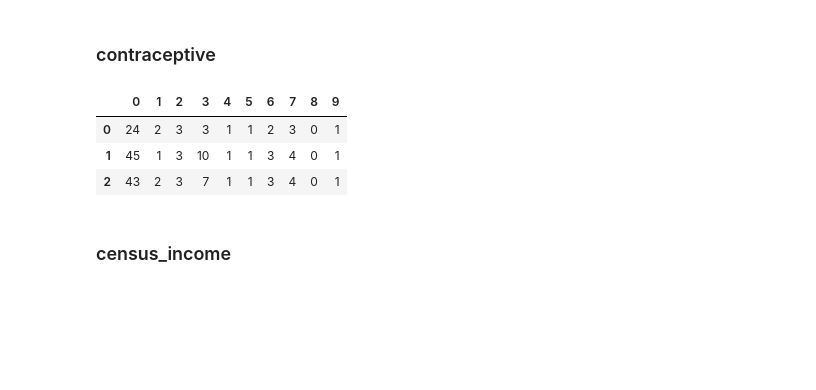
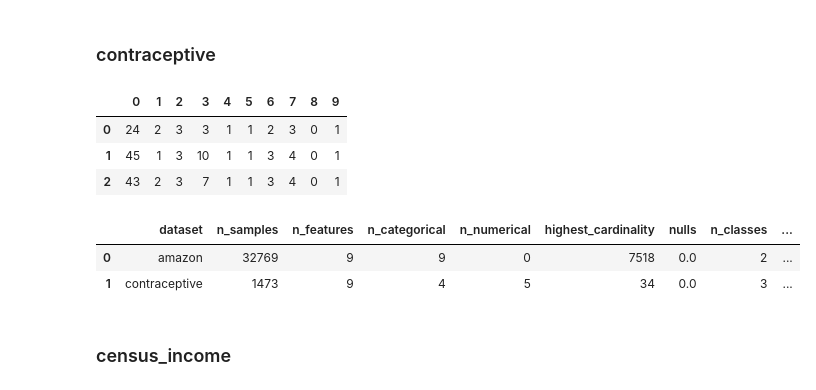
Before and after one commit to mohannishant6/MSc-Thesis, a Jupyter notebook: update_dict.ipynb, the cells around one changed output. Cells and saved outputs as stored; diff of their text form; code cells hidden in the pictures; blank space fills up the shorter version.

```diff
--- a/update_dict.ipynb
+++ b/update_dict.ipynb
@@ -194,6 +194,12 @@ y=df.iloc[:,-1]
 d=initialize_dict()
 df_meta=df_meta.append(update_dict(X,y),ignore_index=True)
 df_meta.iloc[-1,0]='contraceptive'
+# %%
+df_meta
+# %% [output]
+|  | dataset | n_samples | n_features | n_categorical | n_numerical | highest_cardinality | nulls | n_classes | ... |
+| 0 | amazon | 32769 | 9 | 9 | 0 | 7518 | 0.0 | 2 | ... |
+| 1 | contraceptive | 1473 | 9 | 4 | 5 | 34 | 0.0 | 3 | ... |
 # %% [markdown]
 ### census_income
 # %%
```
Also changed, not shown: parts of 6 cells of this notebook, 4 other files.
